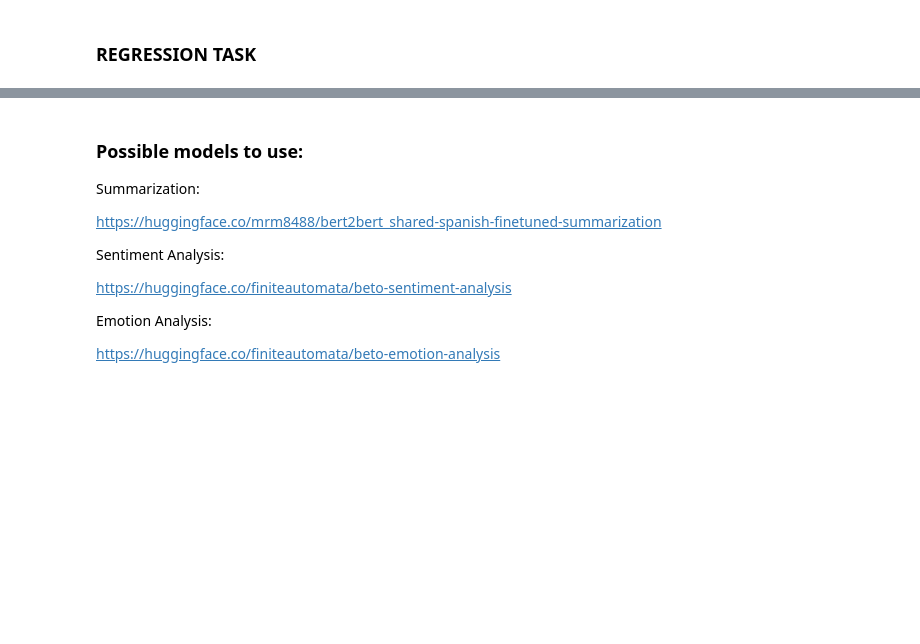
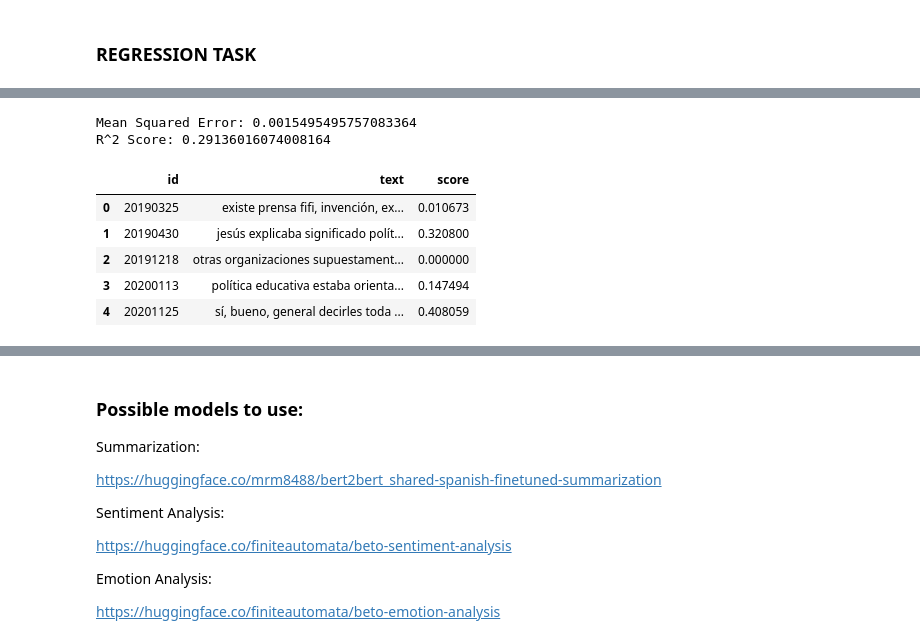
Before and after one commit to FedericoDM/AMLO-NLP, a Jupyter notebook: src/nlp_analyzer/nlp_amlo.ipynb, the cells around one changed output, grey strips where cells are left out. Saved outputs shown, nothing was run; the diff lists cells and outputs as text; code cells hidden in the pictures; blank space fills up the shorter version.

```diff
--- a/src/nlp_analyzer/nlp_amlo.ipynb
+++ b/src/nlp_analyzer/nlp_amlo.ipynb
@@ -292,0 +440,38 @@ print(unseen_df.loc[unseen_df["label"] == 1, :])
+# %%
+regression_training_df = create_regression_training_df(
+    "C:/Users/fdmol/Desktop/AMLO-NLP/src/data/training_data/",
+    "C:/Users/fdmol/Desktop/AMLO-NLP/src/data/presidents_dialogues/",
+)
+
+ridge_model, tfidf_vectorizer = train_regression_model(regression_training_df)
+
+# NORMALIZE THE SCOR
+unseen_reg_df = create_unseen_df(training_set)
+
+# Predict the labels for the unseen data
+unseen_reg_df = predict_unseen_data(
+    ridge_model, unseen_reg_df, tfidf_vectorizer, regression=True
+)
+
+complete_df = pd.concat([regression_training_df, unseen_reg_df], ignore_index=True)
+
+scaler = MinMaxScaler()
+
+# Normalize the score
+scores = np.array(complete_df["score"]).reshape(-1, 1)
+
+scaler.fit(scores)
+
+complete_df["score"] = scaler.transform(scores)
+# %% [output]
+Mean Squared Error: 0.0015495495757083364
+R^2 Score: 0.29136016074008164
+# %%
+complete_df.head()
+# %% [output]
+|  | id | text | score |
+| 0 | 20190325 | existe prensa fifi, invención, ex... | 0.010673 |
+| 1 | 20190430 | jesús explicaba significado polít... | 0.320800 |
+| 2 | 20191218 | otras organizaciones supuestament... | 0.000000 |
+| 3 | 20200113 | política educativa estaba orienta... | 0.147494 |
+| 4 | 20201125 | sí, bueno, general decirles toda ... | 0.408059 |
```
Also changed, not shown: parts of 15 cells of this notebook, 2 other files.
